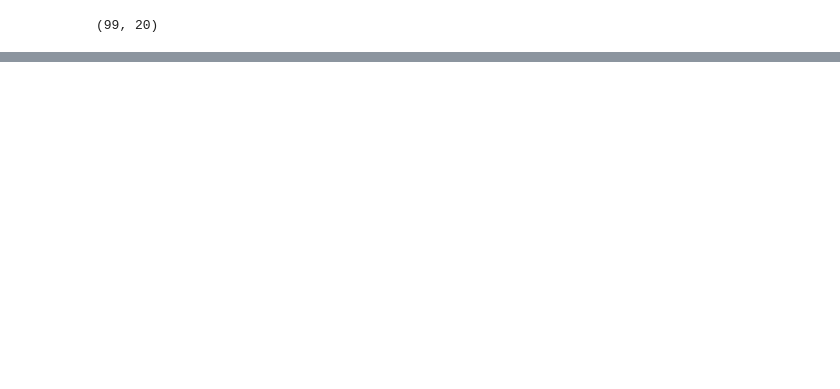
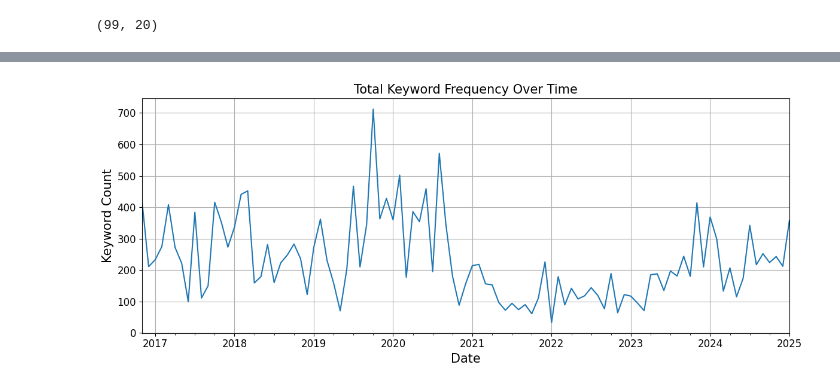
Before and after one commit to W1lden/Corruption_Crime_Forecasting_Kazakhstan, a Jupyter notebook: data_processing/news_data_processing.ipynb, the cells around one changed output, grey strips where cells are left out. Saved outputs shown, nothing was run; the diff lists cells and outputs as text; code cells hidden in the pictures; blank space fills up the shorter version.

```diff
--- a/data_processing/news_data_processing.ipynb
+++ b/data_processing/news_data_processing.ipynb
@@ -130,3 +176,25 @@ df.isna().sum()
 dtype: int64
 # %%
 df = df.fillna(1)
+# %%
+# Plot settings
+title_size = 15
+labels_size = 15
+ticks_size = 12
+
+# Calculate total keyword count per month
+df_keyword_total = df.sum(axis=1)
+
+# Plot total keyword count over time
+plt.figure(figsize=(12, 5))
+df_keyword_total.plot()
+plt.title("Total Keyword Frequency Over Time", fontsize=title_size)
+plt.xlabel("Date", fontsize=labels_size)
+plt.ylabel("Keyword Count", fontsize=labels_size)
+plt.xticks(fontsize=ticks_size)
+plt.yticks(fontsize=ticks_size)
+plt.grid(True)
+plt.tight_layout()
+plt.show()
+# %% [output]
+[figure, added]
```
Also changed, not shown: parts of 8 cells of this notebook, 5 other files.
